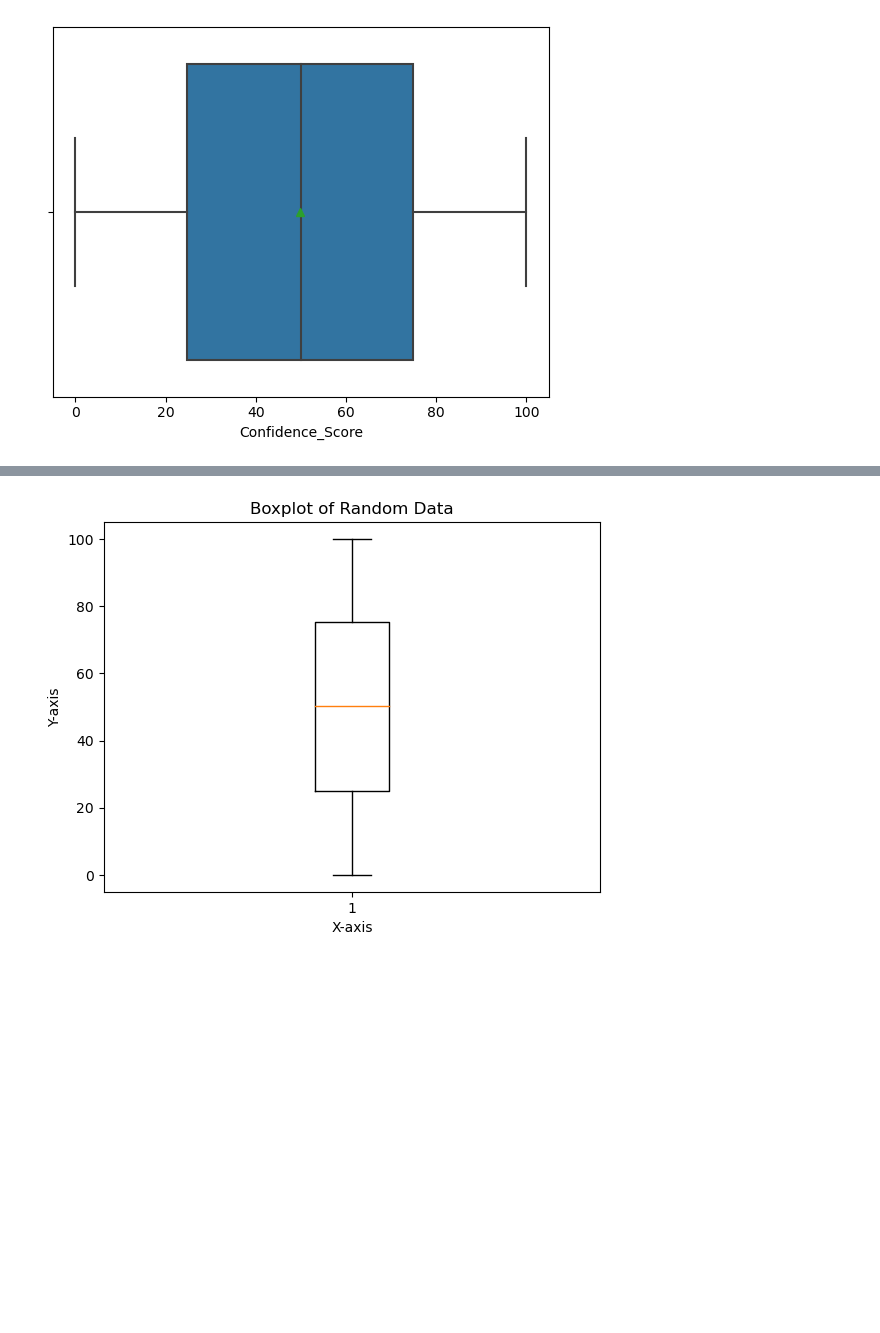
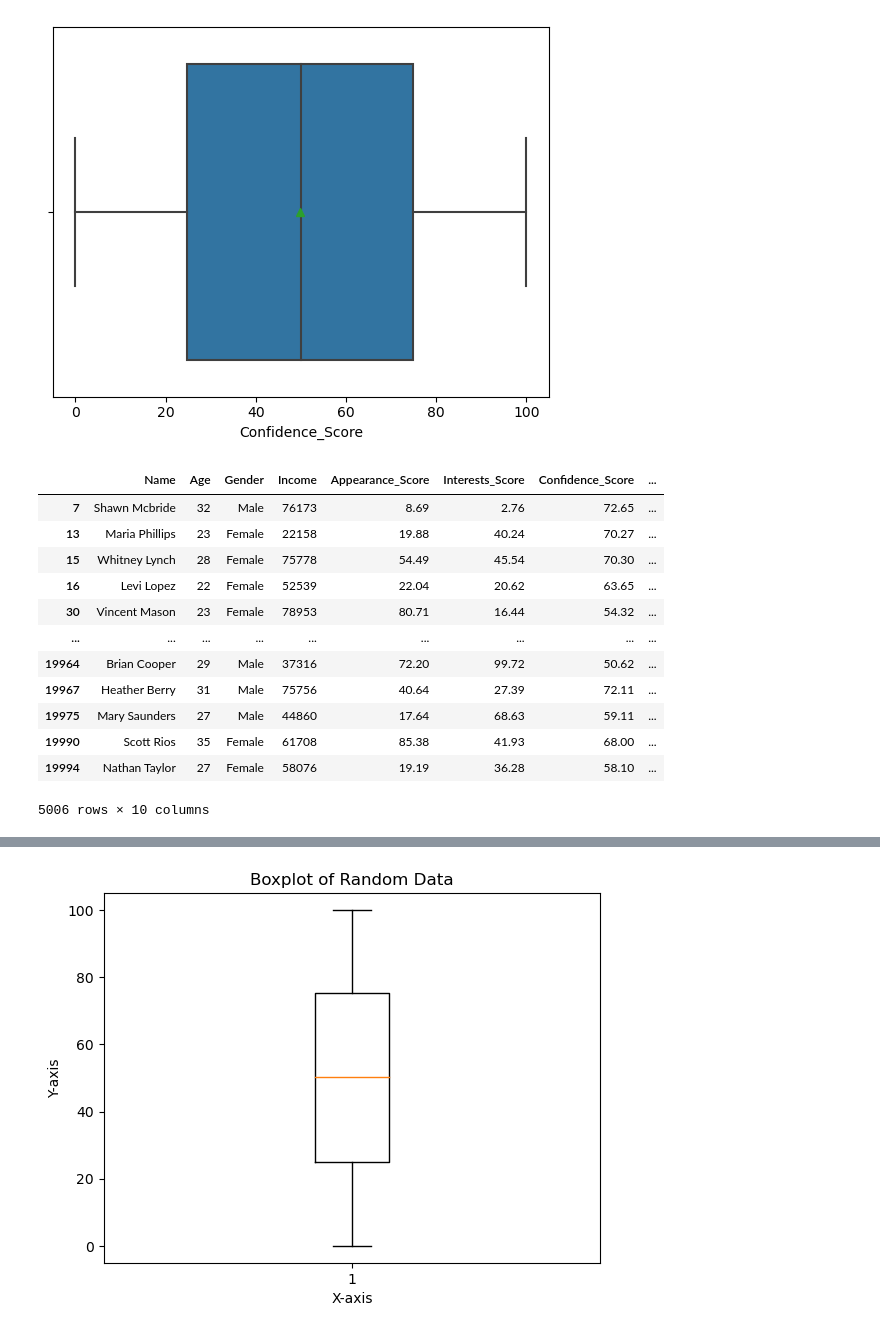
Before and after one commit to MaukanMir/Valentine-Classifier, a Jupyter notebook: training.ipynb, the cells around one changed output, grey strips where cells are left out. Drawn from its saved outputs; the diff is of its cells as text; code cells hidden in the pictures; blank space fills up the shorter version.

```diff
--- a/training.ipynb
+++ b/training.ipynb
@@ -312,3 +312,19 @@ sns.boxplot(x="Confidence_Score", showmeans=True, data=df)
 # %% [output]
 <Axes: xlabel='Confidence_Score'>
 [figure]
+# %%
+df[(df["Confidence_Score"] >50.0) & (df["Confidence_Score"] <=75.0)]
+# %% [output]
+|  | Name | Age | Gender | Income | Appearance_Score | Interests_Score | Confidence_Score | ... |
+| 7 | Shawn Mcbride | 32 | Male | 76173 | 8.69 | 2.76 | 72.65 | ... |
+| 13 | Maria Phillips | 23 | Female | 22158 | 19.88 | 40.24 | 70.27 | ... |
+| 15 | Whitney Lynch | 28 | Female | 75778 | 54.49 | 45.54 | 70.30 | ... |
+| 16 | Levi Lopez | 22 | Female | 52539 | 22.04 | 20.62 | 63.65 | ... |
+| 30 | Vincent Mason | 23 | Female | 78953 | 80.71 | 16.44 | 54.32 | ... |
+| ... | ... | ... | ... | ... | ... | ... | ... | ... |
+| 19964 | Brian Cooper | 29 | Male | 37316 | 72.20 | 99.72 | 50.62 | ... |
+| 19967 | Heather Berry | 31 | Male | 75756 | 40.64 | 27.39 | 72.11 | ... |
+| 19975 | Mary Saunders | 27 | Male | 44860 | 17.64 | 68.63 | 59.11 | ... |
+| 19990 | Scott Rios | 35 | Female | 61708 | 85.38 | 41.93 | 68.00 | ... |
+| 19994 | Nathan Taylor | 27 | Female | 58076 | 19.19 | 36.28 | 58.10 | ... |
+5006 rows × 10 columns
```
Also changed, not shown: parts of 2 cells of this notebook.
